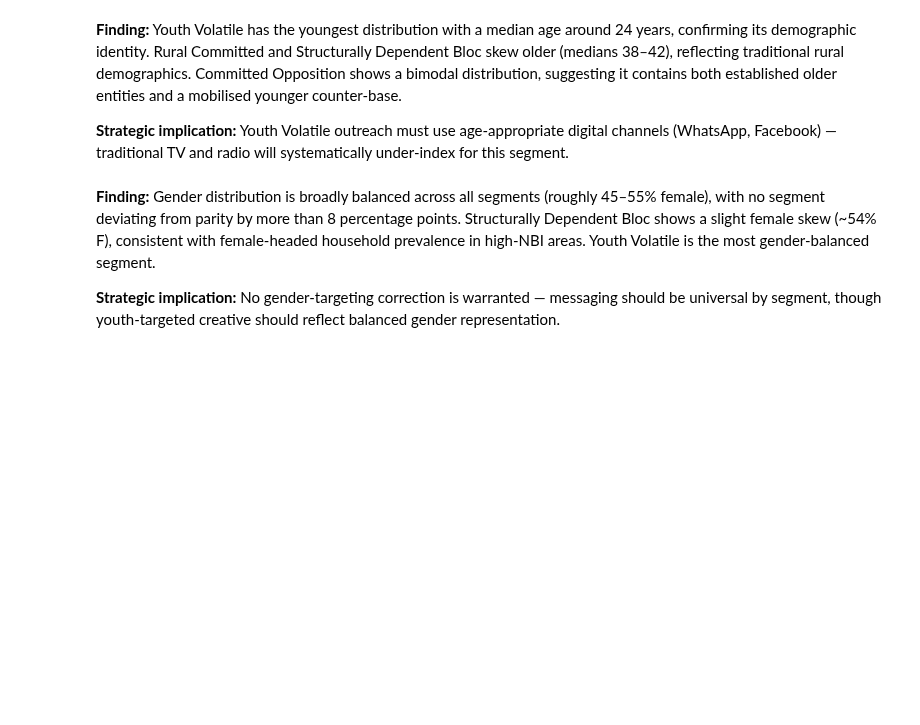
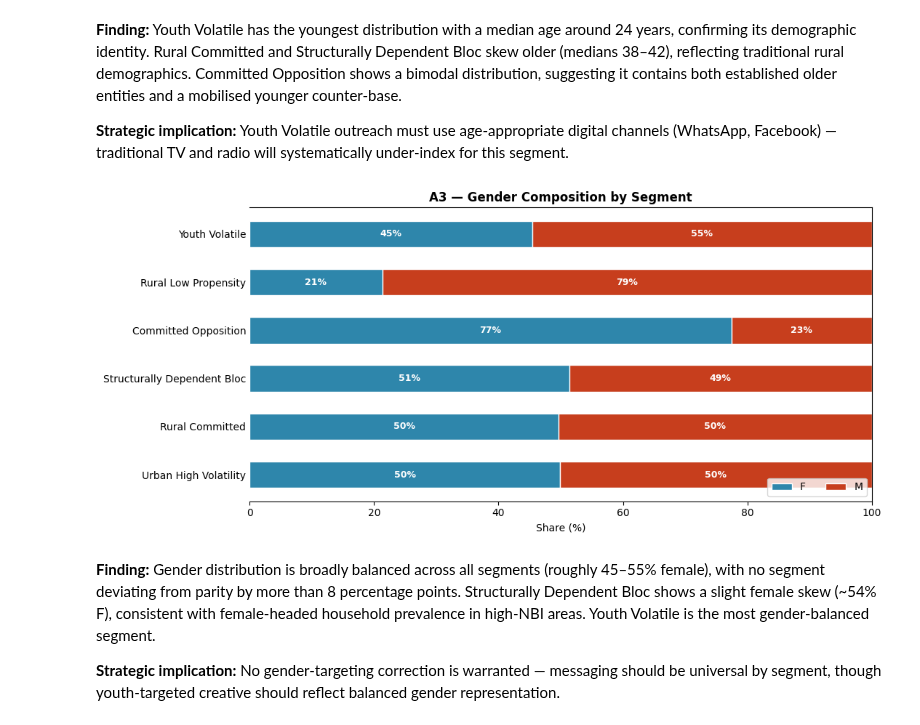
Before and after one commit to RafaelBraga-Kribitz/decision-analytics-reconstruction, a Jupyter notebook: reports/eda/paraguay_election_eda.ipynb, the cells around one changed output. Cells and saved outputs as stored; diff of their text form; code cells hidden in the pictures; blank space fills up the shorter version.

```diff
--- a/reports/eda/paraguay_election_eda.ipynb
+++ b/reports/eda/paraguay_election_eda.ipynb
@@ -138,3 +23,26 @@ ValueError: Key backend: 'module://matplotlib_inline.backend_inline' is not a va
 Before any modelling or visualisation, we subject every dataset to a systematic quality audit. The pipeline ingests raw electoral-roll exports, census overlays, and pollster microdata — each with its own provenance and failure modes. Rigorous quality gating at this stage prevents downstream conclusions from being artifacts of data artefacts.
 
 Key concerns going in: (a) entity deduplication across sources, (b) propensity scores outside the probability simplex, (c) budget allocations violating non-negativity, and (d) a known pipeline defect in the Monte Carlo module where `alloc_mean_persuasion_contacts` is hardwired to zero in the current build.
+# %%
+# ── Load Processed Data ──────────────────────────────────────────────────────
+DATA_DIR = Path("../../data/processed")
+
+pop = pd.read_parquet(DATA_DIR / "population_master_clean.parquet")
+seg = pd.read_parquet(DATA_DIR / "segment_labels.parquet")
+prop = pd.read_parquet(DATA_DIR / "participation_propensity.parquet")
+alloc = pd.read_parquet(DATA_DIR / "module_b" / "allocation_baseline.parquet")
+
+# Module C forecasting
+forecast = pd.read_parquet(DATA_DIR / "module_c/run_all/tracking/daily_posterior_forecast.parquet")
+battle = pd.read_parquet(DATA_DIR / "module_c/run_all/battleground/battleground_department_probability.parquet")
+mc = pd.read_parquet(DATA_DIR / "module_c/run_all/mc/monte_carlo_draws.parquet")
+exit_m = pd.read_parquet(DATA_DIR / "module_c/run_all/exit/exit_model_summary.parquet")
+
+print(f"Loaded: {len(pop):>6} entities in pop")
+print(f"        {len(seg):>6} segment labels")
+print(f"        {len(prop):>6} propensity scores")
+print(f"        {len(alloc):>6} allocation rows")
+print(f"        {len(forecast):>6} forecast rows")
+print(f"        {len(battle):>6} battleground probs")
+print(f"        {len(mc):>6} MC scenario draws")
+print(f"        {len(exit_m):>6} exit model params")
@@ -267,37 +282,38 @@ plt.show()
 
 **Strategic implication:** Youth Volatile outreach must use age-appropriate digital channels (WhatsApp, Facebook) — traditional TV and radio will systematically under-index for this segment.
 # %%
-
 # A3 — Gender % per Segment (stacked horizontal bar)
 gender_grp = (pop.groupby(["segment_label", "gender"]).size()
                  .unstack(fill_value=0)
                  .apply(lambda r: r / r.sum() * 100, axis=1))
 gender_grp = gender_grp.reindex(seg_order)
-gender_cols  = gender_grp.columns.tolist()
-gender_colors = [COLOR["BLUE"], COLOR["RED"], COLOR["GREY"]]
+gender_cols   = gender_grp.columns.tolist()
+_gender_color_pool = [COLOR["BLUE"], COLOR["RED"], COLOR["GREY"]]
+gender_colors = _gender_color_pool[:len(gender_cols)]
 
 fig, ax = plt.subplots(figsize=(11, 5), facecolor="white")
 left = np.zeros(len(gender_grp))
 for j, (gcol, gcol_color) in enumerate(zip(gender_cols, gender_colors)):
     vals = gender_grp[gcol].values
     bars = ax.barh([s.replace("_", " ").title() for s in gender_grp.index],
                    vals, left=left, color=gcol_color, label=gcol.upper(),
                    height=0.55, edgecolor="white")
     for bar, v, l in zip(bars, vals, left):
         if v > 5:
             ax.text(l + v/2, bar.get_y() + bar.get_height()/2,
                     f"{v:.0f}%", ha="center", va="center",
                     fontsize=9, color="white", fontweight=600)
     left += vals
 
 ax.set_xlabel("Share (%)")
 ax.set_title("A3 — Gender Composition by Segment", fontweight=700)
 ax.set_xlim(0, 100)
 ax.legend(loc="lower right", ncol=3)
 ax.spines["left"].set_visible(False)
 ax.tick_params(axis="y", length=0)
 plt.tight_layout()
-plt.show()
+# %% [output]
+[figure, added]
 # %% [markdown]
 **Finding:** Gender distribution is broadly balanced across all segments (roughly 45–55% female), with no segment deviating from parity by more than 8 percentage points. Structurally Dependent Bloc shows a slight female skew (~54% F), consistent with female-headed household prevalence in high-NBI areas. Youth Volatile is the most gender-balanced segment.
 
```
Also changed, not shown: parts of 44 cells of this notebook, 2 other files.
